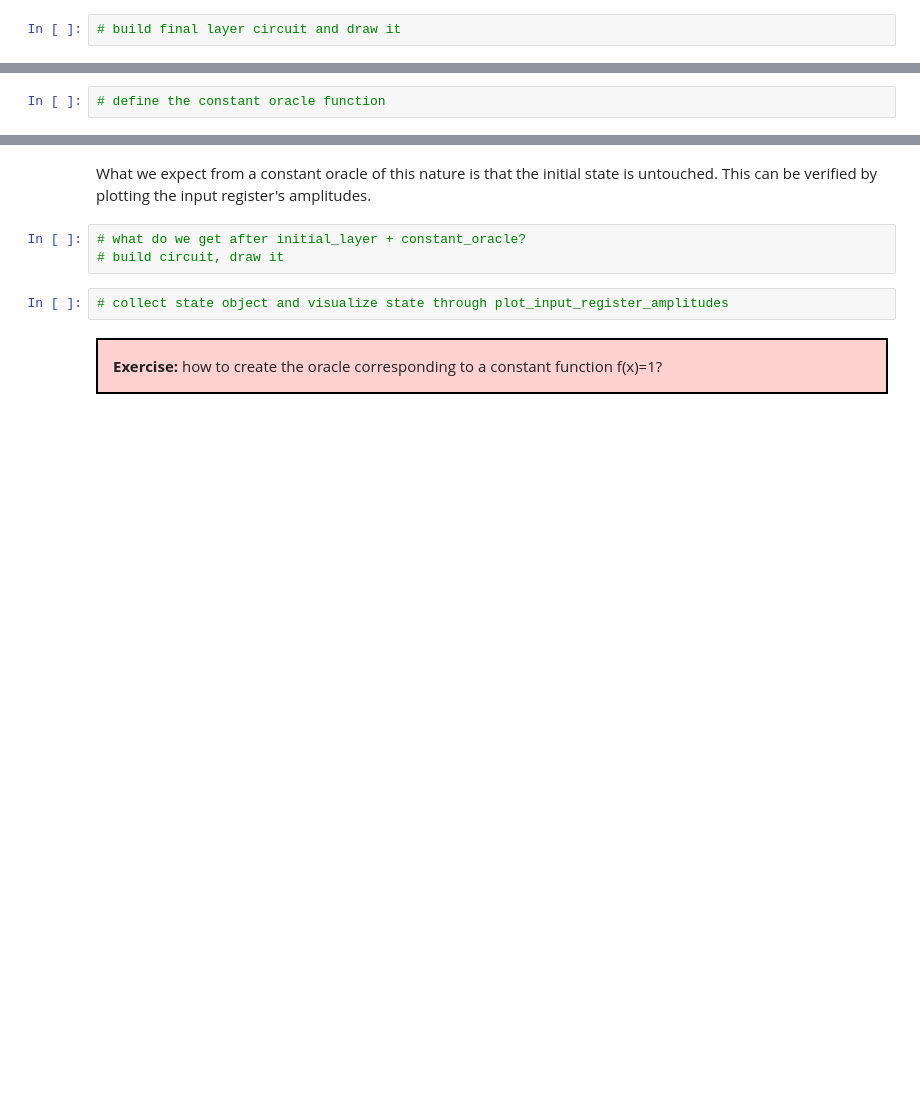
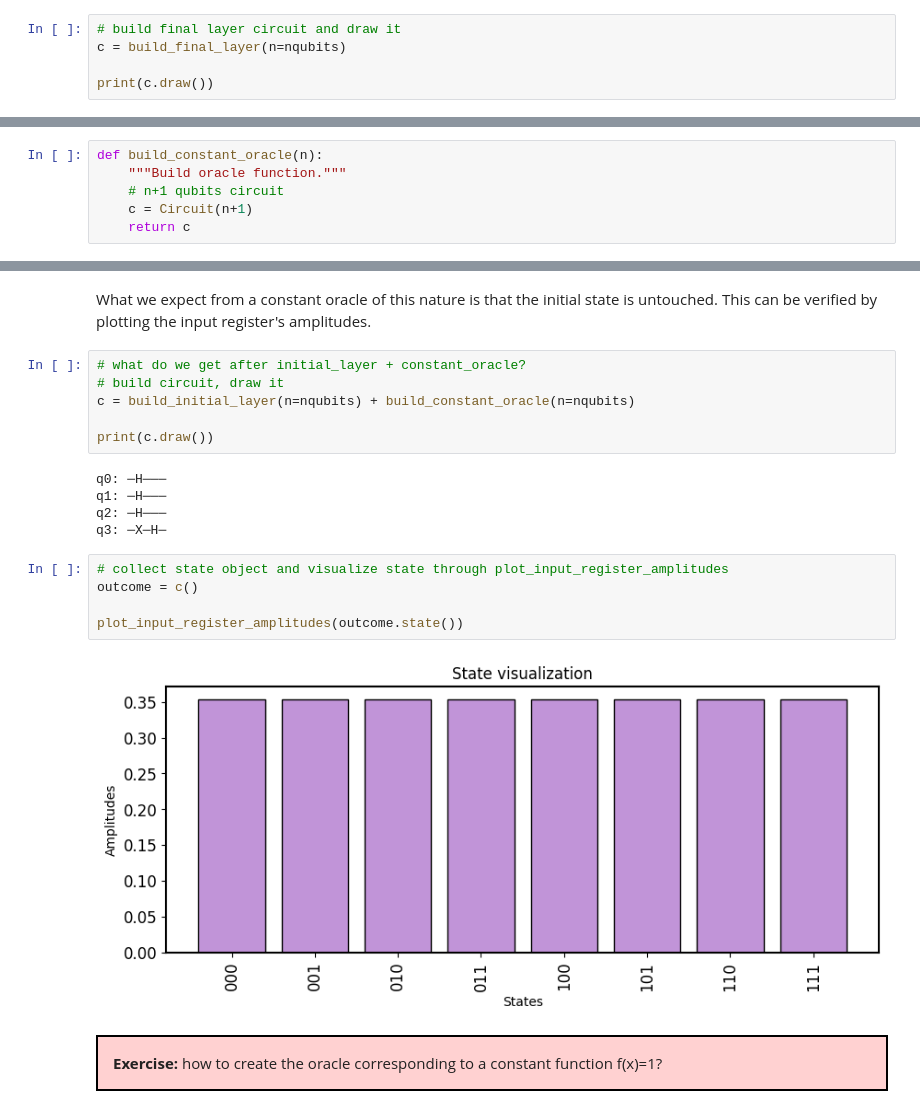
Before and after one commit to qiboteam/qiboedu, a Jupyter notebook: notebooks/Lecture3.ipynb, the cells around one changed output, grey strips where cells are left out. Cells and saved outputs as stored; diff of their text form; blank space fills up the shorter version.

```diff
--- a/notebooks/Lecture3.ipynb
+++ b/notebooks/Lecture3.ipynb
@@ -75,3 +116,6 @@ As you can see from the plot, the system is in the complete superposed state we
 Let's have a look to the final layer too:
 # %%
 # build final layer circuit and draw it
+c = build_final_layer(n=nqubits)
+
+print(c.draw())
@@ -84,6 +133,10 @@ We need to define into a sequence of gates a function $f$ which can be balanced
 
 The easiest way to implement a function $f$ which always returns $0$ indipendently of $|x\rangle$ is to leave the system as it is, without applying any operation on the ancilla. This is equivalent to apply a function which constantly returns zero.
 # %%
-# define the constant oracle function
+def build_constant_oracle(n):
+    """Build oracle function."""
+    # n+1 qubits circuit
+    c = Circuit(n+1)
+    return c
 # %%
 # build constant oracle and draw it
@@ -92,8 +153,21 @@ What we expect from a constant oracle of this nature is that the initial state i
 # %%
 # what do we get after initial_layer + constant_oracle?
 # build circuit, draw it
+c = build_initial_layer(n=nqubits) + build_constant_oracle(n=nqubits)
+
+print(c.draw())
+# %% [output]
+q0: ─H───
+q1: ─H───
+q2: ─H───
+q3: ─X─H─
 # %%
 # collect state object and visualize state through plot_input_register_amplitudes
+outcome = c()
+
+plot_input_register_amplitudes(outcome.state())
+# %% [output]
+[figure, added]
 # %% [markdown]
 <div style="background-color: rgba(255, 105, 105, 0.3); border: 2.5px solid #000000; padding: 15px;">
     <strong>Exercise:</strong> how to create the oracle corresponding to a constant function f(x)=1?
```
Also changed, not shown: parts of 19 cells of this notebook.
